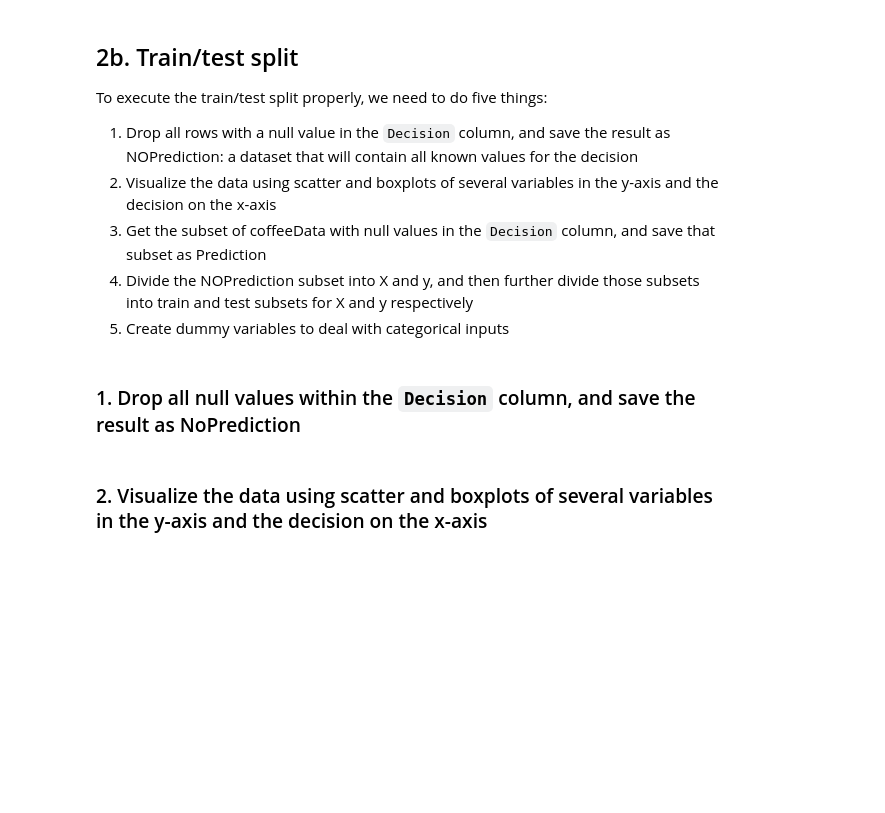
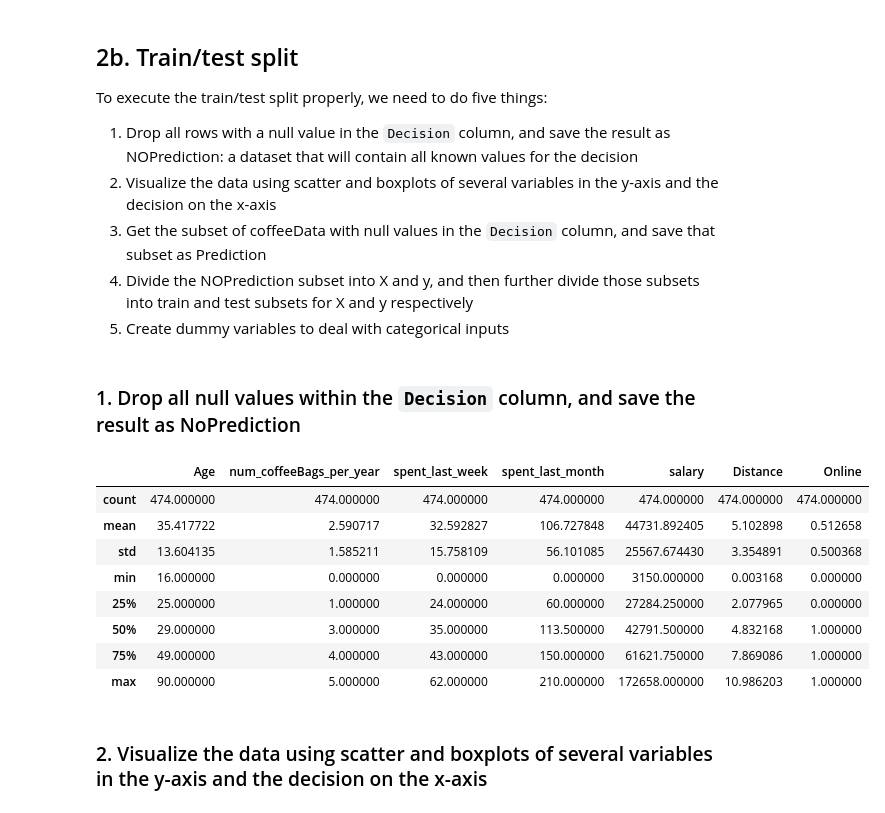
Before and after one commit to abhiram540/Decision-Trees-Case-Study-RR-Diner-Coffee, a Jupyter notebook: Springboard Decision Tree Specialty Coffee Case Study - Tier 3.ipynb, the cells around one changed output. Cells and saved outputs as stored; diff of their text form; code cells hidden in the pictures; blank space fills up the shorter version.

```diff
--- a/Springboard Decision Tree Specialty Coffee Case Study - Tier 3.ipynb
+++ b/Springboard Decision Tree Specialty Coffee Case Study - Tier 3.ipynb
@@ -239,9 +239,19 @@ To execute the train/test split properly, we need to do five things:
 # %%
 # NoPrediction will contain all known values for the decision
 # Call dropna() on coffeeData, and store the result in a variable NOPrediction
 # Call describe() on the Decision column of NoPrediction after calling dropna() on coffeeData
-_ _ _
-_ _ _
+NOPrediction = coffeeData.dropna(subset=['Decision'])
+NOPrediction.describe()
+# %% [output]
+|  | Age | num_coffeeBags_per_year | spent_last_week | spent_last_month | salary | Distance | Online |
+| count | 474.000000 | 474.000000 | 474.000000 | 474.000000 | 474.000000 | 474.000000 | 474.000000 |
+| mean | 35.417722 | 2.590717 | 32.592827 | 106.727848 | 44731.892405 | 5.102898 | 0.512658 |
+| std | 13.604135 | 1.585211 | 15.758109 | 56.101085 | 25567.674430 | 3.354891 | 0.500368 |
+| min | 16.000000 | 0.000000 | 0.000000 | 0.000000 | 3150.000000 | 0.003168 | 0.000000 |
+| 25% | 25.000000 | 1.000000 | 24.000000 | 60.000000 | 27284.250000 | 2.077965 | 0.000000 |
+| 50% | 29.000000 | 3.000000 | 35.000000 | 113.500000 | 42791.500000 | 4.832168 | 1.000000 |
+| 75% | 49.000000 | 4.000000 | 43.000000 | 150.000000 | 61621.750000 | 7.869086 | 1.000000 |
+| max | 90.000000 | 5.000000 | 62.000000 | 210.000000 | 172658.000000 | 10.986203 | 1.000000 |
 # %% [markdown]
 ### 2. Visualize the data using scatter and boxplots of several variables in the y-axis and the decision on the x-axis
 # %%
```
Also changed, not shown: parts of 8 cells of this notebook.
